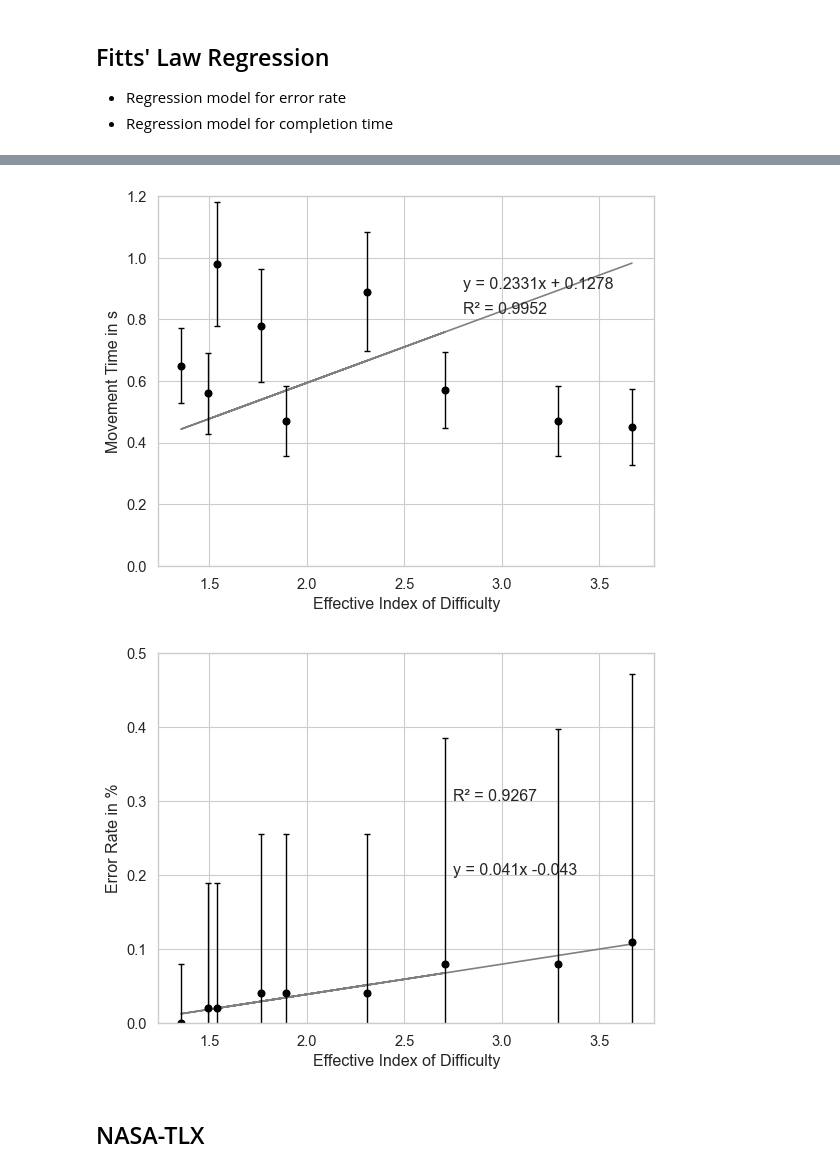
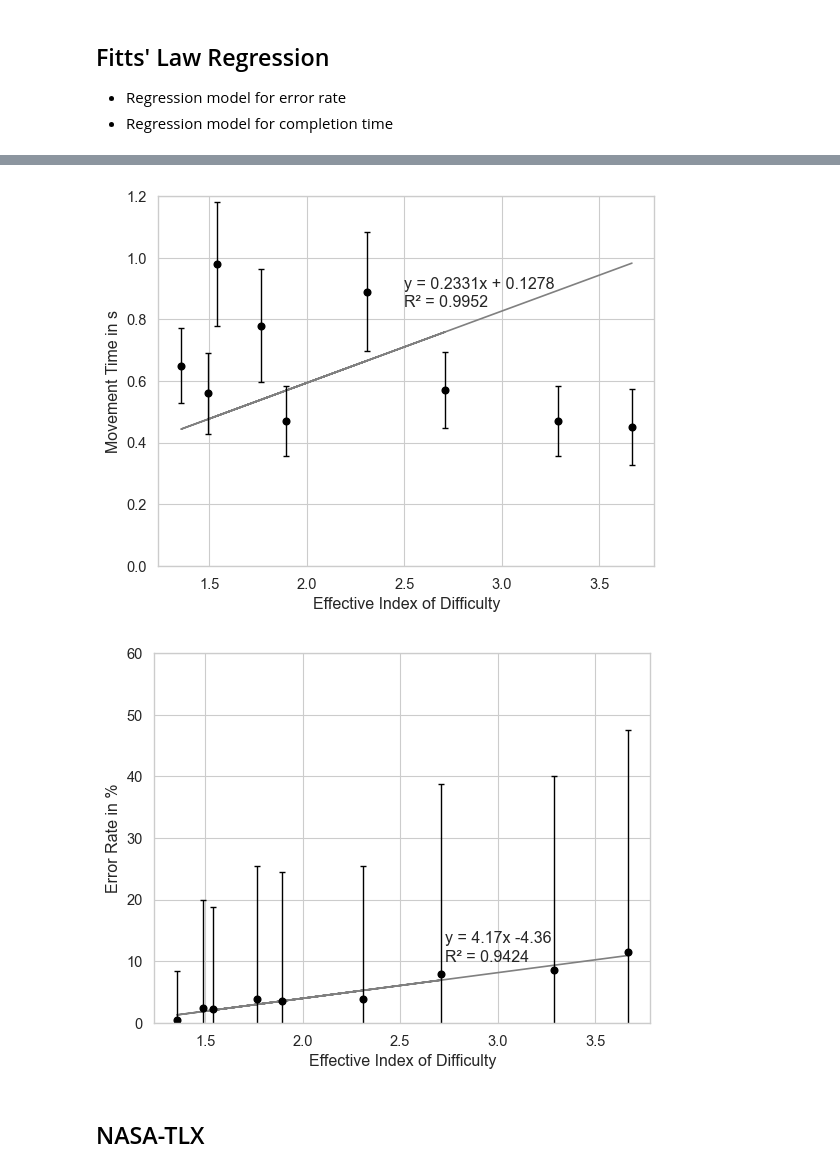
Before and after one commit to lucawoik/SpeedyMouseEvaluation, a Jupyter notebook: descriptive_analysis.ipynb, the cells around one changed output, grey strips where cells are left out. Drawn from its saved outputs; the diff is of its cells as text; code cells hidden in the pictures.

```diff
--- a/descriptive_analysis.ipynb
+++ b/descriptive_analysis.ipynb
@@ -466,5 +466,5 @@ plt.savefig('figures/boxplot_completion_time.png', bbox_inches='tight')
 # %%
-sns.set_theme(style="whitegrid", font_scale=1.5, context="paper")
+sns.set_theme(style="whitegrid", font_scale=1.2, context="paper")
 palette = sns.color_palette("magma", 5)
 sns.set_palette(palette)
 fig2 = plt.figure(figsize=(6, 4))
@@ -550,0 +634,21 @@ ax.set_ylim(0, 0.20)
+# %%
+sns.set_theme(style="whitegrid", font_scale=1.2, context="paper", rc={"lines.linewidth": 0.7})
+palette = sns.color_palette("magma", 5)
+sns.set_palette(palette)
+
+ax = sns.lmplot(
+    data=error_df.groupby(
+        ["level_of_latency", "IDe"], as_index=False
+    ).mean(),
+    x="IDe",
+    y="error_rate",
+    hue="level_of_latency",
+    palette=palette,
+    legend=False
+)
+
+ax.set(xlabel="Index of Difficulty", ylabel="Error Rate")
+labels = ["-40 ms", "-20 ms", "   0 ms", " 20 ms", " 40 ms"]
+handles = [plt.Line2D([0], [0], marker='o', color='w', markerfacecolor=palette[labels.index(label)], label=label) for label in labels]
+plt.legend(title="Latency Level", labels=labels, handles=handles, fontsize=10, title_fontsize= 12)
+# plt.savefig('figures/regression_id_mt.pdf', bbox_inches='tight')
@@ -551,5 +686,5 @@ ax.set_ylim(0, 0.20)
 # %%
-sns.set_theme(style="whitegrid", font_scale=1.5, context="paper")
+sns.set_theme(style="whitegrid", font_scale=1.2, context="paper")
 palette = sns.color_palette("magma", 5)
 sns.set_palette(palette)
 fig2 = plt.figure(figsize=(6, 4))
@@ -566,19 +701,6 @@ p = sns.boxplot(
     showfliers=True,
     medianprops={"color": "white", "label": "_median_"},
 )
-# sns.swarmplot(
-#     data=error_df.groupby(
-#         ["participant_id", "level_of_latency"], as_index=False
-#     ).mean()*100,
-#     x="level_of_latency",
-#     y="error_rate",
-#     palette=palette,
-#     edgecolor="black",
-#     linewidth=0.5,
-#     alpha=0.5,
-#     dodge=True,
-#     legend=False,
-# )
 
 
 ax.set_xlabel("Latency (in ms)")
@@ -636,28 +758,28 @@ plt.xlabel("Effective Index of Difficulty")
 plt.ylabel("Movement Time in s")
 
 plt.ylim(0, 1.2)
-plt.text(2.8, 0.82, 'R² = '+ str(round(r_completion_time**2, 4)))
-plt.text(2.8, 0.9, 'y = '+ str(round(slope_completion_time, 4)) + "x + " + str(round(intercept_completion_time, 4)))
+plt.text(2.5, 0.84, 'R² = '+ str(round(r_completion_time**2, 4)))
+plt.text(2.5, 0.9, 'y = '+ str(round(slope_completion_time, 4)) + "x + " + str(round(intercept_completion_time, 4)))
 plt.savefig('figures/regression_completion_time.pdf', bbox_inches='tight')
 plt.show()
 # %% [output]
-[figure, old version]
+[figure, new version]
 # %%
 # regression plot for error rate
 sns.set_theme(style='whitegrid', font_scale=1.2, context='paper')
 
 plt.plot(ide, regr_error_rate, color="grey")
 plt.errorbar(ide, error_rate, e_error_rate, linestyle='None', capsize=2, fmt="o", color="black", elinewidth=1)
 plt.xlabel("Effective Index of Difficulty")
 plt.ylabel("Error Rate in %")
 
-plt.ylim(0, 0.5)
-plt.text(2.75, 0.3, 'R² = '+ str(round(r_error_rate**2, 4)))
-plt.text(2.75, 0.2, 'y = '+ str(round(slope_error_rate, 3)) + "x " + str(round(intercept_error_rate, 3)))
+plt.ylim(0, 60)
+plt.text(2.73, 10, 'R² = '+ str(round(r_error_rate**2, 4)))
+plt.text(2.73, 13, 'y = '+ str(round(slope_error_rate, 3)) + "x " + str(round(intercept_error_rate, 2)))
 plt.savefig('figures/regression_error_rate.pdf', bbox_inches='tight')
 plt.show()
 # %% [output]
-[figure, old version]
+[figure, new version]
 # %% [markdown]
 ## NASA-TLX
 # %%
```
Also changed, not shown: parts of 18 cells of this notebook, 1 other file.
